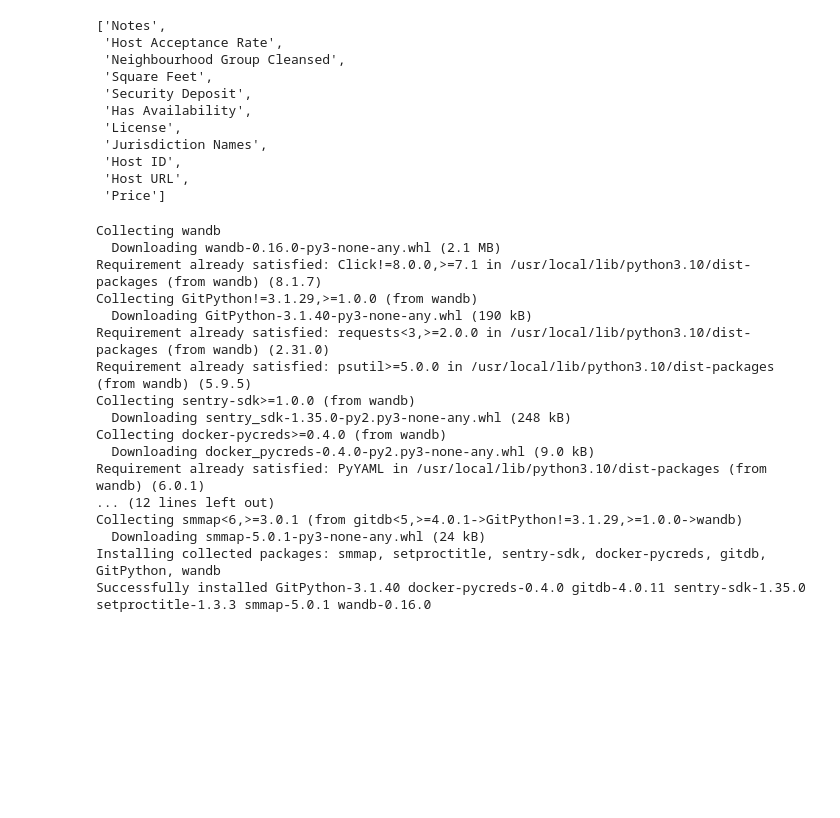
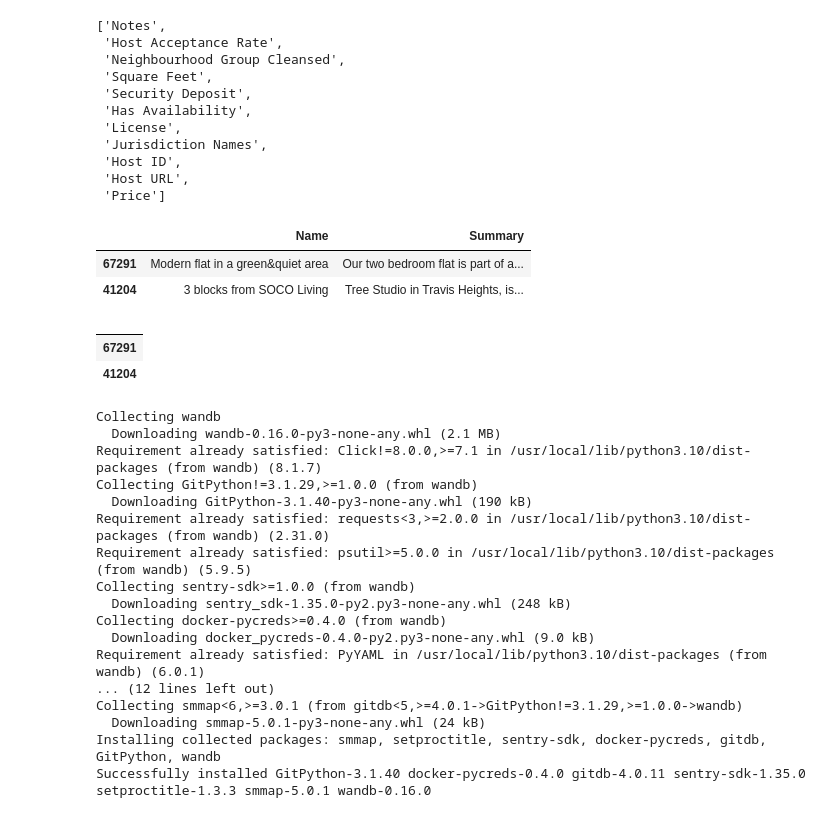
Before and after one commit to MarianoChic09/MSc-ORT-Deep-Learning, a Jupyter notebook: Obligatorio/obligatorio_deep_learning_2023_c_WANDB.ipynb, the cells around one changed output. Saved outputs shown, nothing was run; the diff lists cells and outputs as text; code cells hidden in the pictures; blank space fills up the shorter version.

```diff
--- a/Obligatorio/obligatorio_deep_learning_2023_c_WANDB.ipynb
+++ b/Obligatorio/obligatorio_deep_learning_2023_c_WANDB.ipynb
@@ -211,3 +212,16 @@ X_text_test = X_test.loc[:,text_cols ]
+# %%
+X_text_train = X_train.loc[:,text_cols_important ]
+X_text_train.head(2)
+# %% [output]
+|  | Name | Summary |
+| 67291 | Modern flat in a green&quiet area | Our two bedroom flat is part of a... |
+| 41204 | 3 blocks from SOCO Living | Tree Studio in Travis Heights, is... |
+# %%
+X_text_train.head(2)
+# %% [output]
+|  |
+| 67291 |
+| 41204 |
 # %%
 !pip install wandb
 # %% [output]
```
Also changed, not shown: parts of 25 cells of this notebook.
